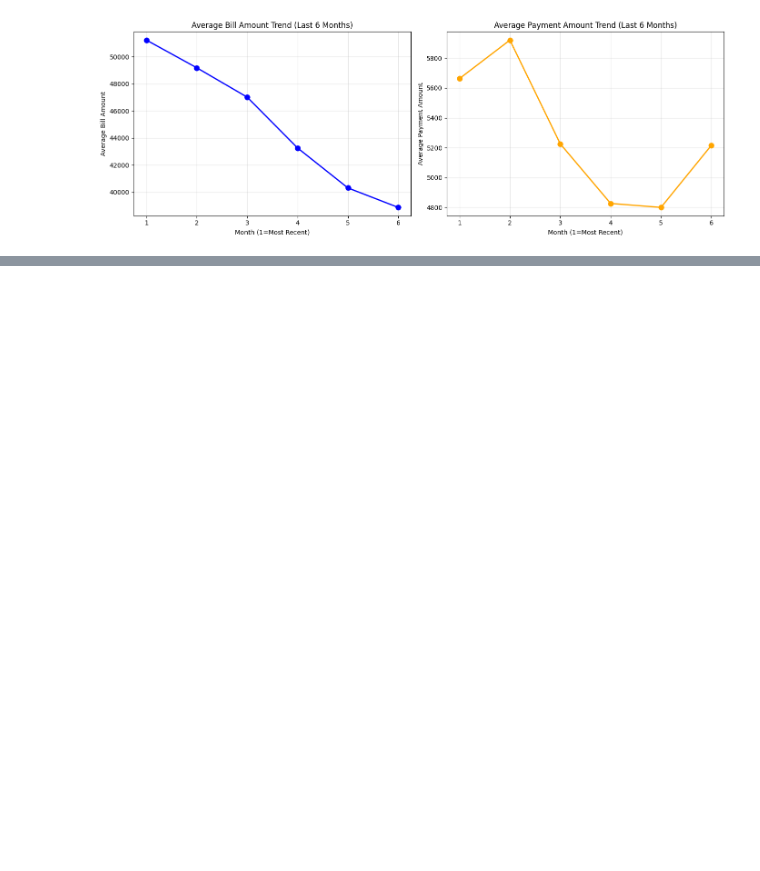
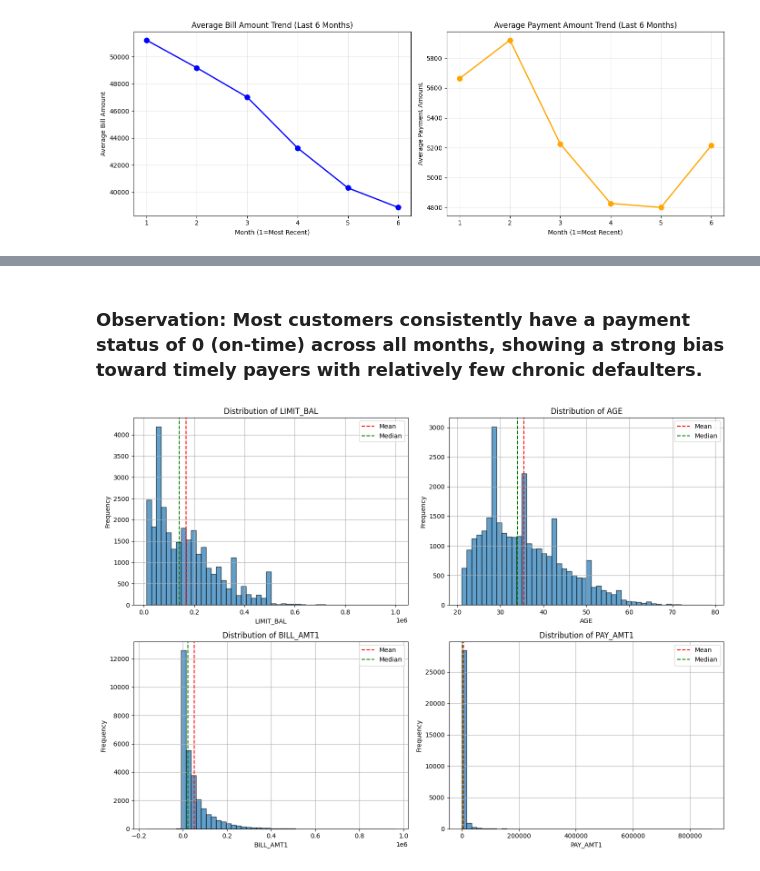
Before and after one commit to c2p-cmd/MLXBenchmark, a Jupyter notebook: src/notebooks/eda.ipynb, the cells around one changed output, grey strips where cells are left out. Cells and saved outputs as stored; diff of their text form; code cells hidden in the pictures; blank space fills up the shorter version.

Commit message:
Create Notebook for Credit Card Default EDA

```diff
--- a/src/notebooks/eda.ipynb
+++ b/src/notebooks/eda.ipynb
@@ -710,0 +240,23 @@ Number of duplicate rows: 56
+# %% [markdown]
+### **Observation:** Most customers consistently have a payment status of 0 (on-time) across all months, showing a strong bias toward timely payers with relatively few chronic defaulters.
+# %%
+# Distribution of key numerical features
+numerical_cols = ['LIMIT_BAL', 'AGE', 'BILL_AMT1', 'PAY_AMT1']
+
+fig, axes = plt.subplots(2, 2, figsize=(14, 10))
+axes = axes.ravel()
+
+for idx, col in enumerate(numerical_cols):
+    axes[idx].hist(X[col], bins=50, edgecolor='black', alpha=0.7)
+    axes[idx].set_title(f'Distribution of {col}')
+    axes[idx].set_xlabel(col)
+    axes[idx].set_ylabel('Frequency')
+    axes[idx].axvline(X[col].mean(), color='red', linestyle='--', label='Mean')
+    axes[idx].axvline(X[col].median(), color='green', linestyle='--', label='Median')
+    axes[idx].legend()
+    axes[idx].grid()
+
+plt.tight_layout()
+plt.show()
+# %% [output]
+[figure, added]
```
Also changed, not shown: parts of 53 cells of this notebook.
